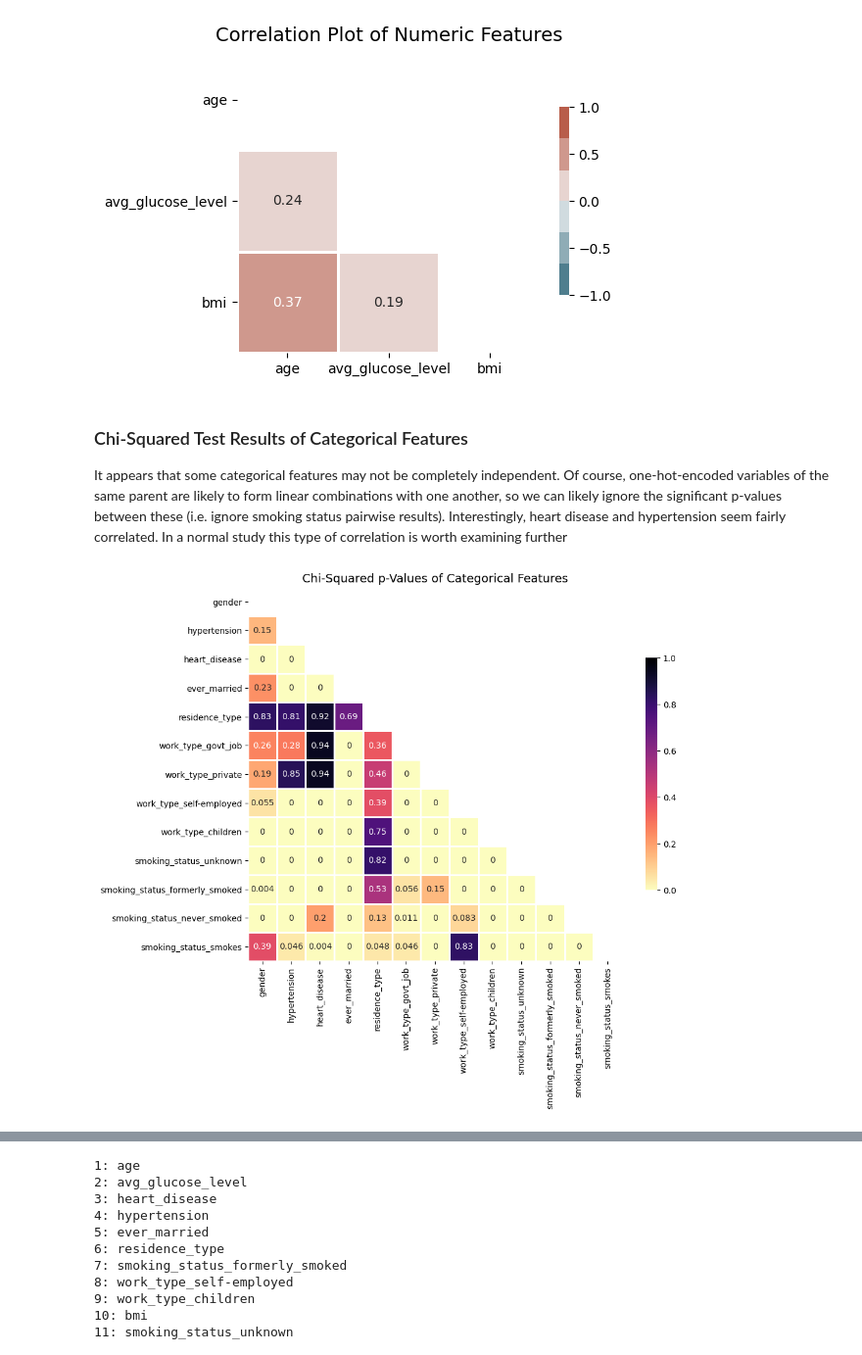
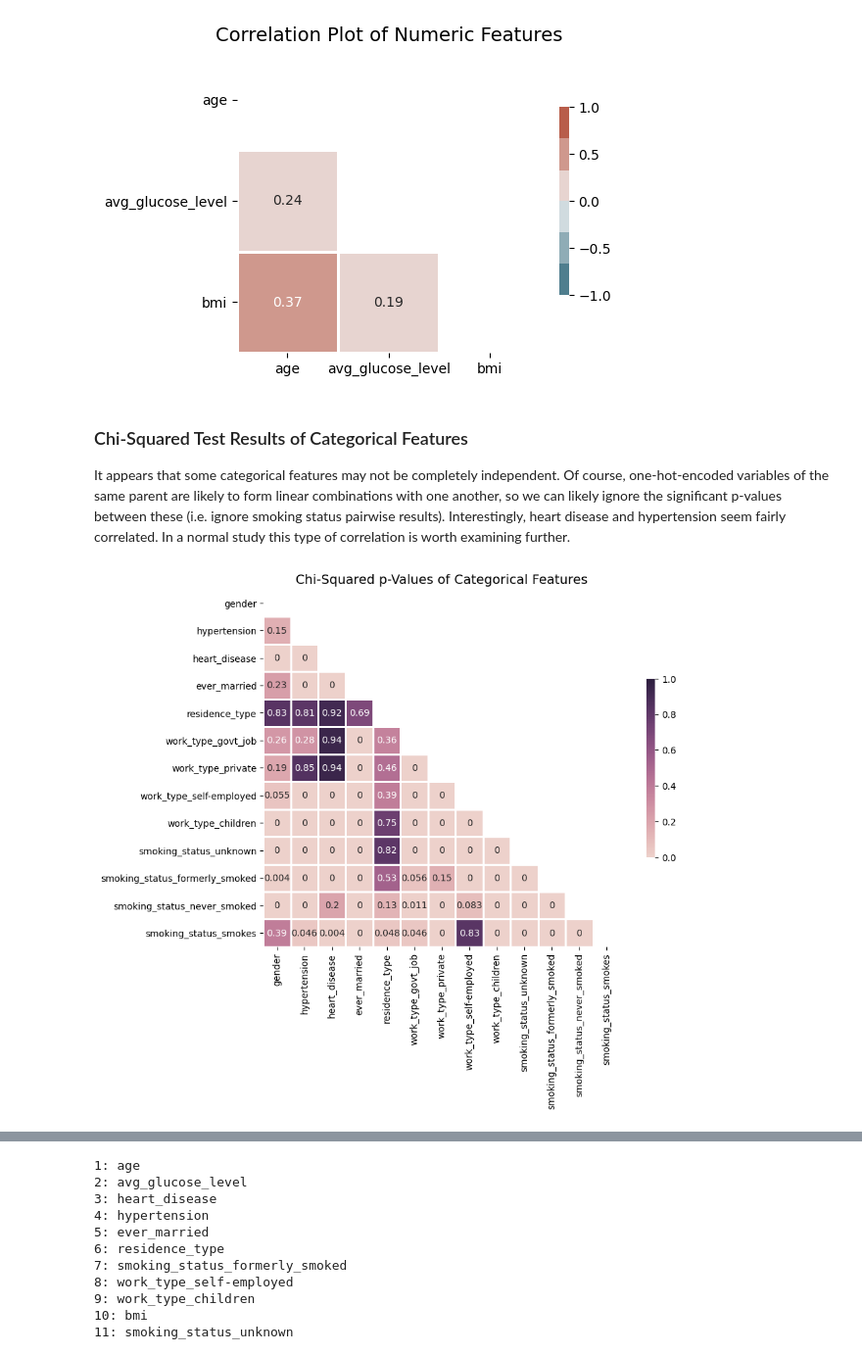
Before and after one commit to BrentonGraham/biomedical-ml-anschutz, a Jupyter notebook: 4. Classification & Model Selection/Classification&ModelSelection.ipynb, the cells around one changed output, grey strips where cells are left out. Shown at 98% size. Saved outputs shown, nothing was run; the diff lists cells and outputs as text; code cells hidden in the pictures.

```diff
--- a/4. Classification & Model Selection/Classification&ModelSelection.ipynb
+++ b/4. Classification & Model Selection/Classification&ModelSelection.ipynb
@@ -218,8 +218,8 @@ def chi2Plot(chi2_DF, width: float, height: float):
 
     # Draw the heatmap with the mask and correct aspect ratio
     plt.style.use('default')
-    sns.heatmap(chi2_DF, cmap='magma_r', center=None, mask=mask, vmin=0, vmax=1, square=True,
-                annot=True, linewidths=1, cbar_kws={"shrink": .5})
+    sns.heatmap(chi2_DF, cmap=sns.cubehelix_palette(as_cmap=True), center=None, mask=mask, vmin=0, vmax=1,
+                square=True, annot=True, linewidths=1, cbar_kws={"shrink": .5})
     ax.set_title('Chi-Squared p-Values of Categorical Features', size=14)
     plt.show()
 
@@ -391,12 +391,12 @@ correlation_plot(X=X_numDF, width=5, height=5)
 # %% [markdown]
 ### Chi-Squared Test Results of Categorical Features
 
-It appears that some categorical features may not be completely independent. Of course, one-hot-encoded variables of the same parent are likely to form linear combinations with one another, so we can likely ignore the significant p-values between these (i.e. ignore smoking status pairwise results). Interestingly, heart disease and hypertension seem fairly correlated. In a normal study this type of correlation is worth examining further
+It appears that some categorical features may not be completely independent. Of course, one-hot-encoded variables of the same parent are likely to form linear combinations with one another, so we can likely ignore the significant p-values between these (i.e. ignore smoking status pairwise results). Interestingly, heart disease and hypertension seem fairly correlated. In a normal study this type of correlation is worth examining further.
 # %%
 chi2_DF = chi2Test(X_encodedDF)
-chi2Plot(chi2_DF, width=10, height=10)
+chi2Plot(chi2_DF, width=10, height=7)
 # %% [output]
-[figure, old version]
+[figure, new version]
 # %% [markdown]
 ### Feature Selection with mRMR
 
```
Also changed, not shown: parts of 30 cells of this notebook.
